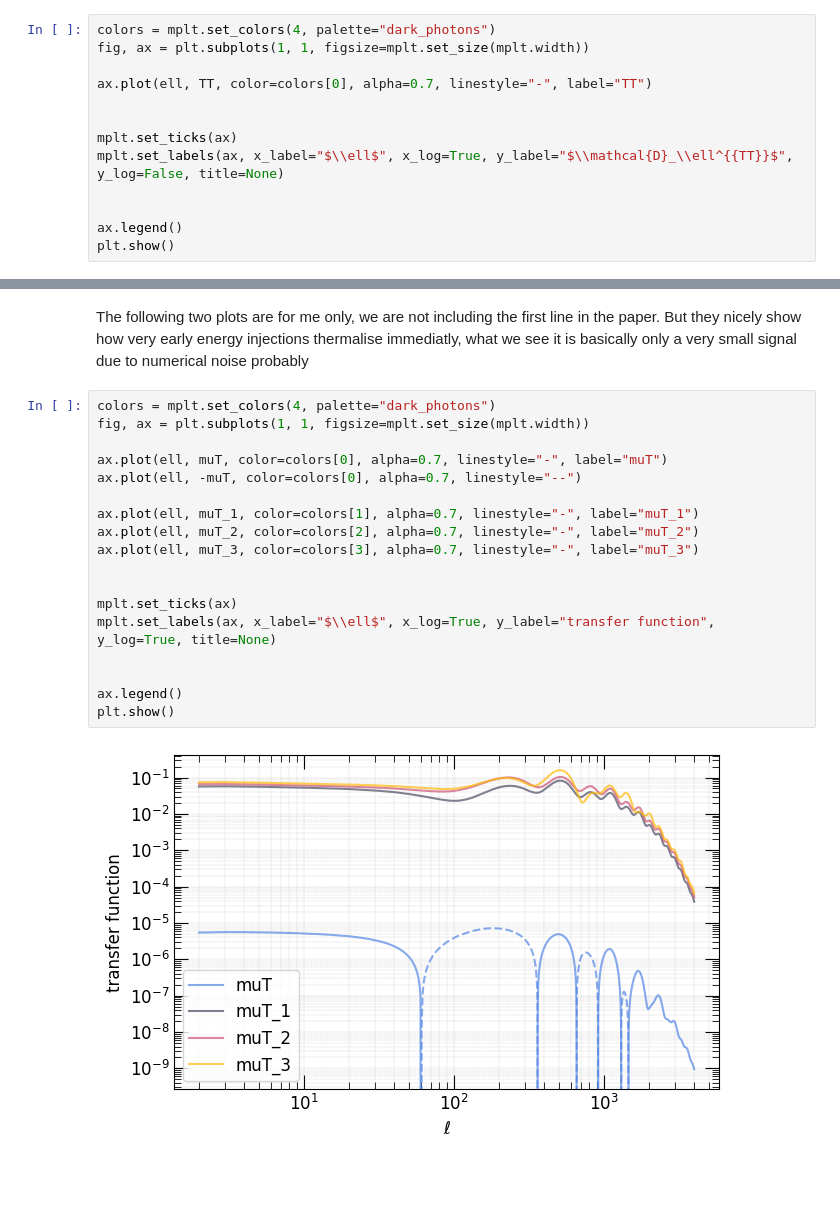
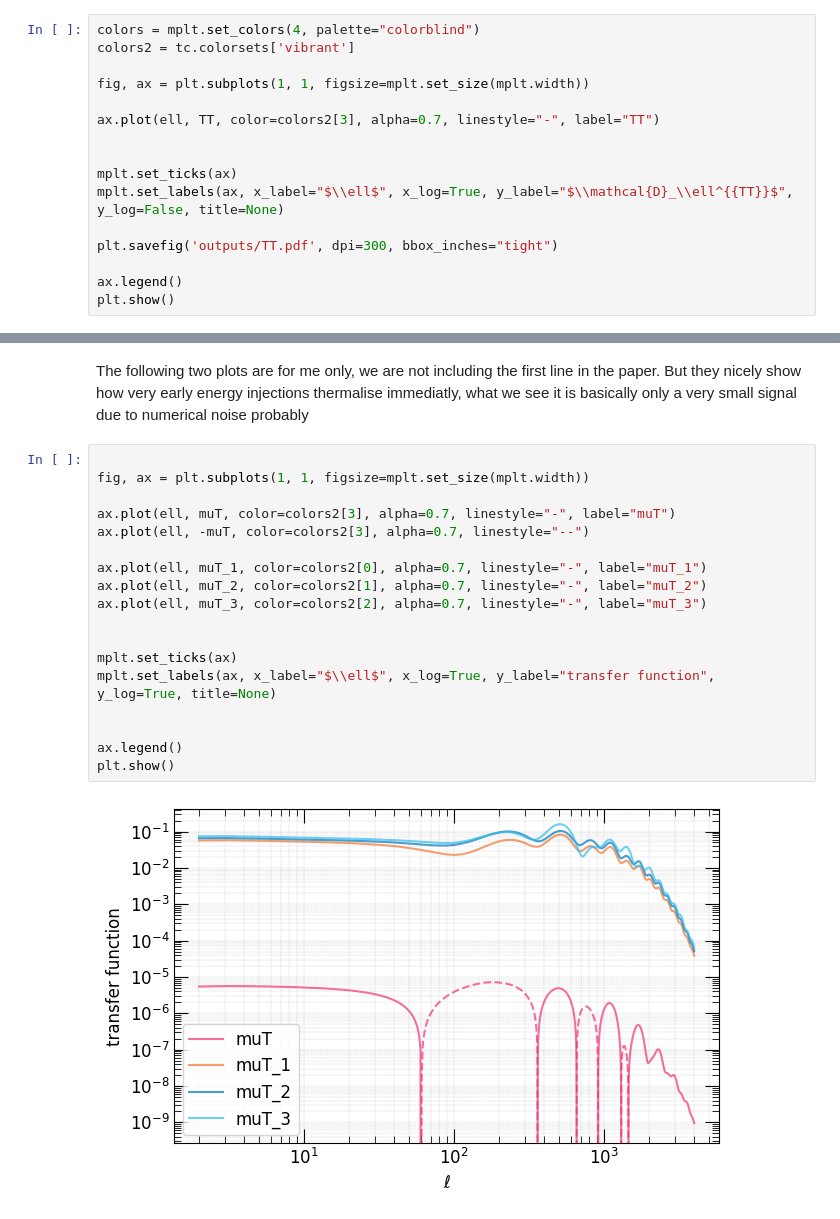
Before and after one commit to Sareva00/Photon_conversion, a Jupyter notebook: power_spectra.ipynb, the cells around one changed output, grey strips where cells are left out. Drawn from its saved outputs; the diff is of its cells as text; blank space fills up the shorter version.

```diff
--- a/power_spectra.ipynb
+++ b/power_spectra.ipynb
@@ -32,15 +33,18 @@ _ , TT_1, yT_1, muT_1 = extract_PS("../Data/Dark-photons/output_dp_PS/outputs-dp
 _ , TT_2, yT_2, muT_2 = extract_PS("../Data/Dark-photons/output_dp_PS/outputs-dp1.2_PS/")
 _ , TT_3, yT_3, muT_3 = extract_PS("../Data/Dark-photons/output_dp_PS/outputs-dp1.3_PS/")
 # %%
-colors = mplt.set_colors(4, palette="dark_photons")
+colors = mplt.set_colors(4, palette="colorblind")
+colors2 = tc.colorsets['vibrant']
+
 fig, ax = plt.subplots(1, 1, figsize=mplt.set_size(mplt.width))
 
-ax.plot(ell, TT, color=colors[0], alpha=0.7, linestyle="-", label="TT")
+ax.plot(ell, TT, color=colors2[3], alpha=0.7, linestyle="-", label="TT")
 
 
 mplt.set_ticks(ax)
 mplt.set_labels(ax, x_label="$\\ell$", x_log=True, y_label="$\\mathcal{D}_\\ell^{{TT}}$", y_log=False, title=None)
 
+plt.savefig('outputs/TT.pdf', dpi=300, bbox_inches="tight")
 
 ax.legend()
 plt.show()
@@ -49,23 +53,23 @@ plt.show()
 # %% [markdown]
 The following two plots are for me only, we are not including the first line in the paper. But they nicely show how very early energy injections thermalise immediatly, what we see it is basically only a very small signal due to numerical noise probably
 # %%
-colors = mplt.set_colors(4, palette="dark_photons")
+
 fig, ax = plt.subplots(1, 1, figsize=mplt.set_size(mplt.width))
 
-ax.plot(ell, muT, color=colors[0], alpha=0.7, linestyle="-", label="muT")
-ax.plot(ell, -muT, color=colors[0], alpha=0.7, linestyle="--")
+ax.plot(ell, muT, color=colors2[3], alpha=0.7, linestyle="-", label="muT")
+ax.plot(ell, -muT, color=colors2[3], alpha=0.7, linestyle="--")
 
-ax.plot(ell, muT_1, color=colors[1], alpha=0.7, linestyle="-", label="muT_1")
-ax.plot(ell, muT_2, color=colors[2], alpha=0.7, linestyle="-", label="muT_2")
-ax.plot(ell, muT_3, color=colors[3], alpha=0.7, linestyle="-", label="muT_3")
+ax.plot(ell, muT_1, color=colors2[0], alpha=0.7, linestyle="-", label="muT_1")
+ax.plot(ell, muT_2, color=colors2[1], alpha=0.7, linestyle="-", label="muT_2")
+ax.plot(ell, muT_3, color=colors2[2], alpha=0.7, linestyle="-", label="muT_3")
 
 
 mplt.set_ticks(ax)
 mplt.set_labels(ax, x_label="$\\ell$", x_log=True, y_label="transfer function", y_log=True, title=None)
 
 
 ax.legend()
 plt.show()
 # %% [output]
-[figure, old version]
+[figure, new version]
 # %%
```
Also changed, not shown: parts of 10 cells of this notebook, 6 other files.
